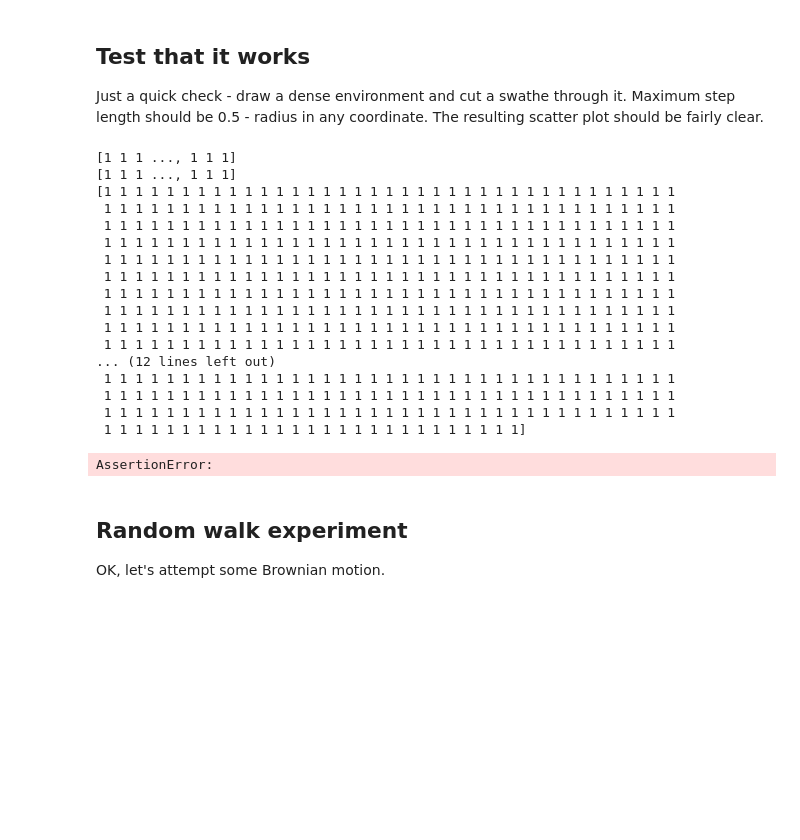
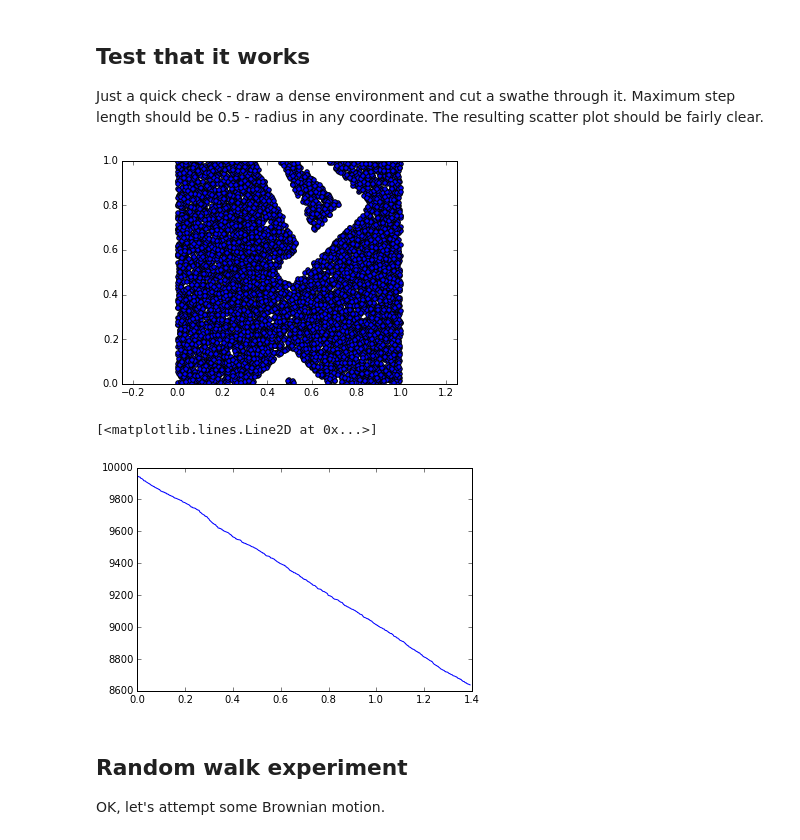
Before and after one commit to rgbrown/preydepletion, a Jupyter notebook: experiments.ipynb, the cells around one changed output. Saved outputs shown, nothing was run; the diff lists cells and outputs as text; code cells hidden in the pictures; blank space fills up the shorter version.

```diff
--- a/experiments.ipynb
+++ b/experiments.ipynb
@@ -35,6 +35,7 @@ class deplete2d:
     def __init__(self, density=100, speed=1., radius=0.01):
         # The actual number of prey is Poisson distributed
         self.n_prey = scipy.random.poisson(density)
+        self.population = self.n_prey
         self.output = init_output_array(self.n_prey)
         self.outp = 0
         self.time = 0.
@@ -68,9 +69,13 @@ class deplete2d:
         # Recenter and recompute tree
         self.prey['position'] = np.remainder(self.prey['position'] +
                                           np.array([0.5, 0.5]) - centre, 1.)
-        self.tree = scipy.spatial.cKDTree(self.prey['position'])
+
+        if self.prey.size != 0:
+            self.tree = scipy.spatial.cKDTree(self.prey['position'])
 
     def step(self, u):
+        if self.population == 0:
+            return
         u = np.array(u)
         assert(u.size == 2)
 
@@ -82,28 +87,31 @@ class deplete2d:
 
         # We may now assume that our step will stay in bounds
         step_length = np.hypot(u[0], u[1])
+
+        # Query KDTree for nearby points
         i_nearby = np.array(self.tree.query_ball_point(self.x_pred, step_length + self.radius))
 
         # Now, create a smaller copy to work on, with only nearby (and alive) dudes
-        prey_local = self.prey[i_nearby]
+        if i_nearby.size != 0:
+            prey_local = self.prey[i_nearby]
+            i_keep = prey_local['alive'] > 0
+            i_nearby = i_nearby[i_keep]
+            prey_local = prey_local[i_keep]
 
-        # PROBLEM IS HERE I THINK - NOT TAKING INTO ACCOUNT THIS MESS
-        prey_local = prey_local[prey_local['alive'] > 0]
-        print prey_local['alive']
+            # Find the indices (into prey_local) of the prey eaten on the step, and the
+            # distance travelled when each one was eaten
+            i_eaten, d_travelled = self.find_prey(prey_local, u)
+            n_eaten = i_eaten[0].size
 
-        # Find the indices (into prey_local) of the prey eaten on the step, and the
-        # distance travelled when each one was eaten
-        i_eaten, d_travelled = self.find_prey(prey_local, u)
-        n_eaten = i_eaten[0].size
+            #print self.prey['alive'][i_nearby[i_eaten]]
+            assert(self.prey['alive'][i_nearby[i_eaten]].all())
+            self.prey['alive'][i_nearby[i_eaten]] = 0
 
-        #print self.prey['alive'][i_nearby[i_eaten]]
-        assert(self.prey['alive'][i_nearby[i_eaten]].all())
-        self.prey['alive'][i_nearby[i_eaten]] = 0
-
-        self.prey_original['alive'][prey_local[i_eaten]['index']] = 0
-        self.output[self.outp:self.outp + n_eaten]['index'] = prey_local[i_eaten]['index']
-        self.output[self.outp:self.outp + n_eaten]['time'] = d_travelled / self.speed
-        self.outp += n_eaten
+            self.prey_original['alive'][prey_local[i_eaten]['index']] = 0
+            self.output[self.outp:self.outp + n_eaten]['index'] = prey_local[i_eaten]['index']
+            self.output[self.outp:self.outp + n_eaten]['time'] = self.time + d_travelled / self.speed
+            self.outp += n_eaten
+            self.population -= n_eaten
 
         # Update time and predator position
         self.time += step_length / self.speed
@@ -153,28 +161,14 @@ plt.scatter(x[:,0], x[:,1])
 plt.axis('equal')
 _ = plt.axis([0, 1, 0, 1])
 # %% [output]
-[1 1 1 ..., 1 1 1]
-[1 1 1 ..., 1 1 1]
-[1 1 1 1 1 1 1 1 1 1 1 1 1 1 1 1 1 1 1 1 1 1 1 1 1 1 1 1 1 1 1 1 1 1 1 1 1
- 1 1 1 1 1 1 1 1 1 1 1 1 1 1 1 1 1 1 1 1 1 1 1 1 1 1 1 1 1 1 1 1 1 1 1 1 1
- 1 1 1 1 1 1 1 1 1 1 1 1 1 1 1 1 1 1 1 1 1 1 1 1 1 1 1 1 1 1 1 1 1 1 1 1 1
- 1 1 1 1 1 1 1 1 1 1 1 1 1 1 1 1 1 1 1 1 1 1 1 1 1 1 1 1 1 1 1 1 1 1 1 1 1
- 1 1 1 1 1 1 1 1 1 1 1 1 1 1 1 1 1 1 1 1 1 1 1 1 1 1 1 1 1 1 1 1 1 1 1 1 1
- 1 1 1 1 1 1 1 1 1 1 1 1 1 1 1 1 1 1 1 1 1 1 1 1 1 1 1 1 1 1 1 1 1 1 1 1 1
- 1 1 1 1 1 1 1 1 1 1 1 1 1 1 1 1 1 1 1 1 1 1 1 1 1 1 1 1 1 1 1 1 1 1 1 1 1
- 1 1 1 1 1 1 1 1 1 1 1 1 1 1 1 1 1 1 1 1 1 1 1 1 1 1 1 1 1 1 1 1 1 1 1 1 1
- 1 1 1 1 1 1 1 1 1 1 1 1 1 1 1 1 1 1 1 1 1 1 1 1 1 1 1 1 1 1 1 1 1 1 1 1 1
- 1 1 1 1 1 1 1 1 1 1 1 1 1 1 1 1 1 1 1 1 1 1 1 1 1 1 1 1 1 1 1 1 1 1 1 1 1
-... (12 lines left out)
- 1 1 1 1 1 1 1 1 1 1 1 1 1 1 1 1 1 1 1 1 1 1 1 1 1 1 1 1 1 1 1 1 1 1 1 1 1
- 1 1 1 1 1 1 1 1 1 1 1 1 1 1 1 1 1 1 1 1 1 1 1 1 1 1 1 1 1 1 1 1 1 1 1 1 1
- 1 1 1 1 1 1 1 1 1 1 1 1 1 1 1 1 1 1 1 1 1 1 1 1 1 1 1 1 1 1 1 1 1 1 1 1 1
- 1 1 1 1 1 1 1 1 1 1 1 1 1 1 1 1 1 1 1 1 1 1 1 1 1 1 1]
-AssertionError:
+[figure, added]
 # %%
 output = np.sort(sim.output[0:sim.outp], order=['time'])
 
-plt.plot(output['time'], range(output.size))
+plt.plot(output['time'], sim.n_prey - np.arange(output.size))
+# %% [output]
+[<matplotlib.lines.Line2D at 0x...>]
+[figure, added]
 # %% [markdown]
 Random walk experiment
 ----------------------
```
Also changed, not shown: parts of 2 cells of this notebook.
